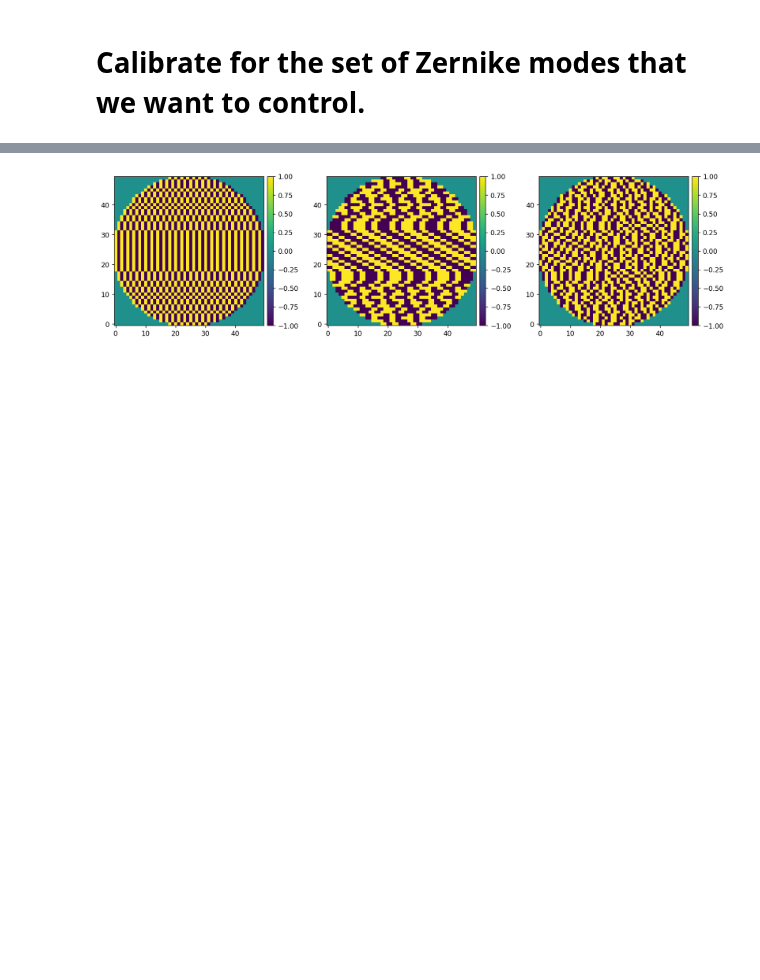
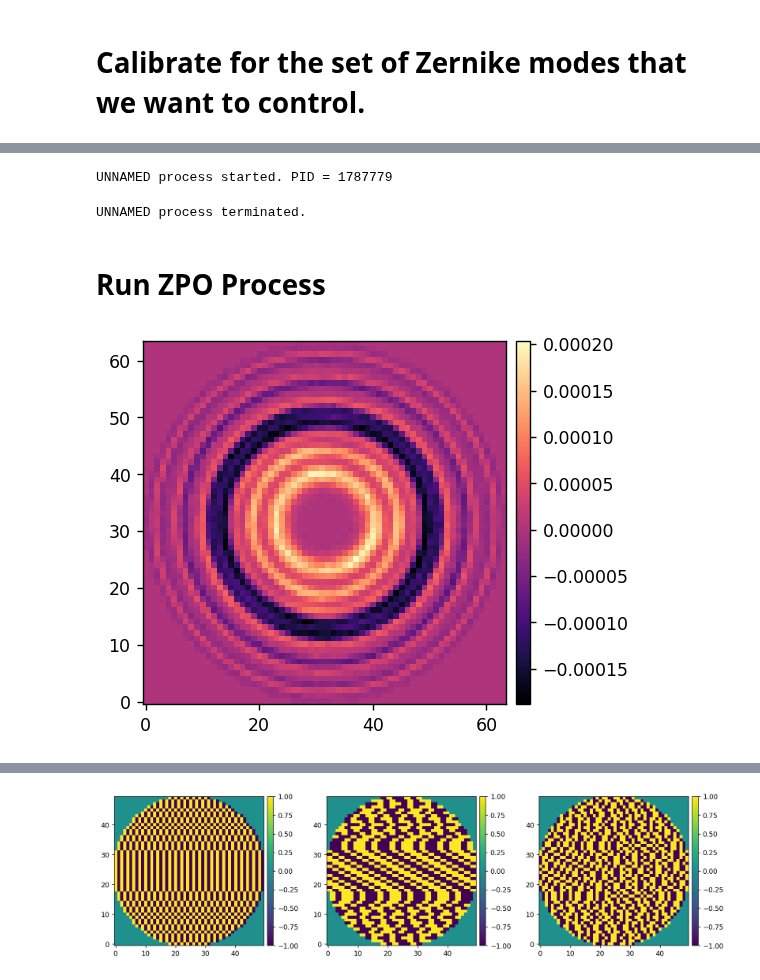
Before and after one commit to uasal/lina, a Jupyter notebook: notebooks/rt-sims/run_llowfsc.ipynb, the cells around one changed output, grey strips where cells are left out. Saved outputs shown, nothing was run; the diff lists cells and outputs as text; code cells hidden in the pictures; blank space fills up the shorter version.

Commit message:
Adding llowfsc classes to streamline continuous operation

```diff
--- a/notebooks/rt-sims/run_llowfsc.ipynb
+++ b/notebooks/rt-sims/run_llowfsc.ipynb
@@ -216,0 +269,8 @@ P = utils.tikhonov_inverse(zer_rm, 0, return_np=1)
+# %%
+llowfsc_proc.start()
+# %% [output]
+UNNAMED process started. PID = 1787779
+# %%
+llowfsc_proc.stop()
+# %% [output]
+UNNAMED process terminated.
@@ -216,0 +279,38 @@ P = utils.tikhonov_inverse(zer_rm, 0, return_np=1)
+# %% [markdown]
+# Run ZPO Process
+# %%
+def compute_zpo(
+        DM_STREAMS,
+        dm_mask,
+        wfs_mask,
+        response_matrix,
+        dm_modal_matrix,
+        ZPO_STREAM,
+    ):
+    zpo = np.zeros((wfs_mask.shape[0], wfs_mask.shape[1]))
+    for i in range(len(DM_STREAMS)):
+        zpo[wfs_mask] += response_matrix.dot( dm_modal_matrix.dot(DM_STREAMS[i].grab_latest()[dm_mask]) )
+
+    ZPO_STREAM.write(zpo)
+
+zpo_params = {
+    # 'DM_STREAMS':DM_STREAMS[2:],
+    'DM_STREAMS':[DM_STREAMS[2]],
+    'dm_mask':dm_mask,
+    'wfs_mask':wfs_mask,
+    'response_matrix':zer_rm, 'dm_modal_matrix':dm_zernike_modes[:, dm_mask]/952 / 2,
+    # 'response_matrix':had_rm, 'dm_modal_matrix':dm_had_modes[:, dm_mask]/1024,
+    'ZPO_STREAM':ZPO_STREAM,
+}
+# %%
+DM_STREAMS[2].write(5e-9 * dm_zernike_modes[2])
+
+compute_zpo(**zpo_params)
+
+zpo = ZPO_STREAM.grab_latest()
+
+utils.imshow(
+    [zpo]
+)
+# %% [output]
+[figure, added]
```
Also changed, not shown: parts of 31 cells of this notebook, 2 other files.
